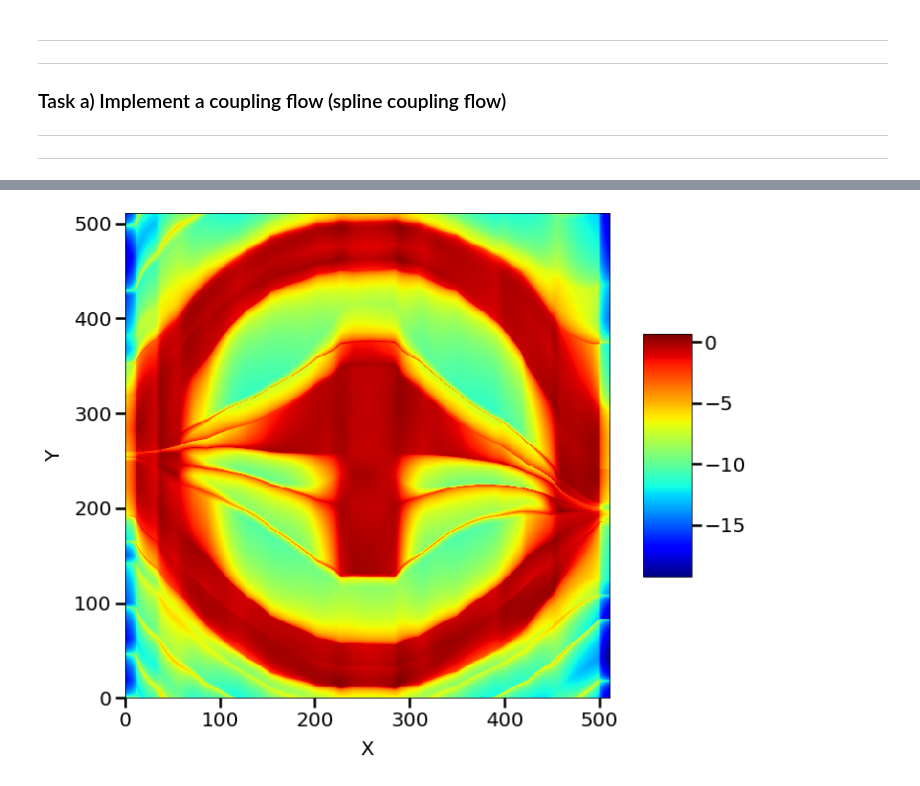
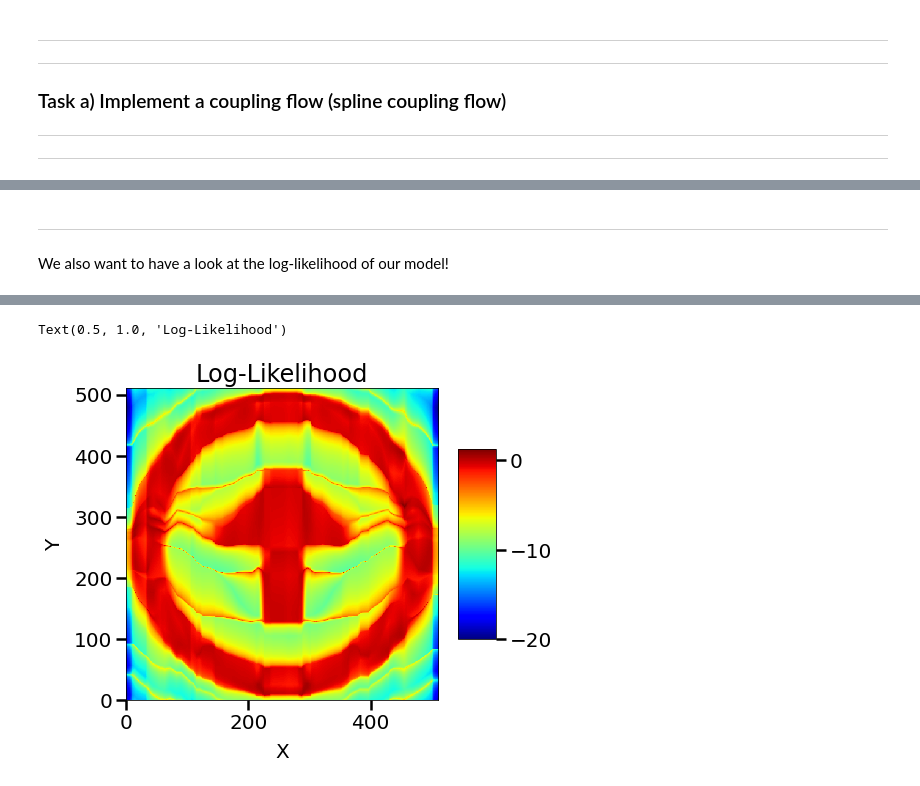
Before and after one commit to FelixSto/NSP_Assignments, a Jupyter notebook: notebooks/assignments/1-6-flows-backup.ipynb, the cells around one changed output, grey strips where cells are left out. Saved outputs shown, nothing was run; the diff lists cells and outputs as text; code cells hidden in the pictures.

```diff
--- a/notebooks/assignments/1-6-flows-backup.ipynb
+++ b/notebooks/assignments/1-6-flows-backup.ipynb
@@ -195,8 +242,8 @@ from pyro.nn import AutoRegressiveNN
 input_dim = 2
 count_bins = 32
 base_dist = dist.Normal(torch.zeros(input_dim), torch.ones(input_dim))
-hidden_dims = [input_dim * 30, input_dim * 30]
+hidden_dims = [input_dim * 30]*10
 param_dims = [count_bins, count_bins, count_bins - 1, count_bins]
 hypernet = AutoRegressiveNN(input_dim, hidden_dims, param_dims=param_dims)
-transform = T.SplineAutoregressive(input_dim, hypernet, count_bins=count_bins)
+transform = T.SplineAutoregressive(input_dim, hypernet, count_bins=count_bins, bound=3)
 flow_dist = dist.TransformedDistribution(base_dist, [transform])
@@ -240,4 +311,10 @@ plt.legend()
+# %% [markdown]
+<hr style='border:0.5px solid Gray'></hr>
+
+We also want to have a look at the log-likelihood of our model!
 # %%
+%%time
+
 # compute the log-likelihood at a discrete grid
 rows = np.arange(0, width)
 cols = np.arange(0, height)
@@ -249,15 +326,14 @@ coordinates = torch.FloatTensor(np.stack((X,Y), axis=2)).view(-1, 2)
 log_likelihood = flow_dist.log_prob((coordinates/512*2-1)).detach().view(-1,width).numpy()
 
 # finally, let's plot the log-likelihood
-fig, ax = plt.subplots()
+fig, ax = plt.subplots(figsize=(7, 7))
 levels = np.linspace(-18, 3, 20)
-#surf = ax.contourf(X, Y, log_likelihood, levels=levels, cmap=cm.coolwarm, extend='min')
 c = plt.imshow(log_likelihood, cmap = 'jet', vmin = np.min(log_likelihood), vmax = np.max(log_likelihood),
             extent =[X.min(), X.max(), Y.min(), Y.max()],
             interpolation ='nearest', origin ='lower')
-
 plt.colorbar(c, shrink=0.5, aspect=5)
 
 ax.set_xlabel('X')
 ax.set_ylabel('Y')
+ax.set_title('Log-Likelihood')
 # %% [output]
@@ -265 +341,2 @@ Text(0, 0.5, 'Y')
+Text(0.5, 1.0, 'Log-Likelihood')
-[figure, old version]
+[figure, new version]
```
Also changed, not shown: parts of 23 cells of this notebook.
